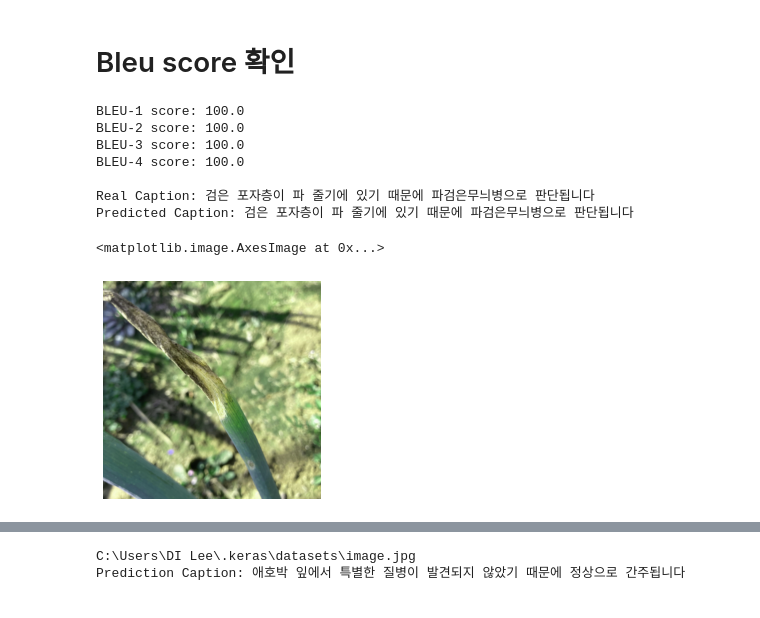
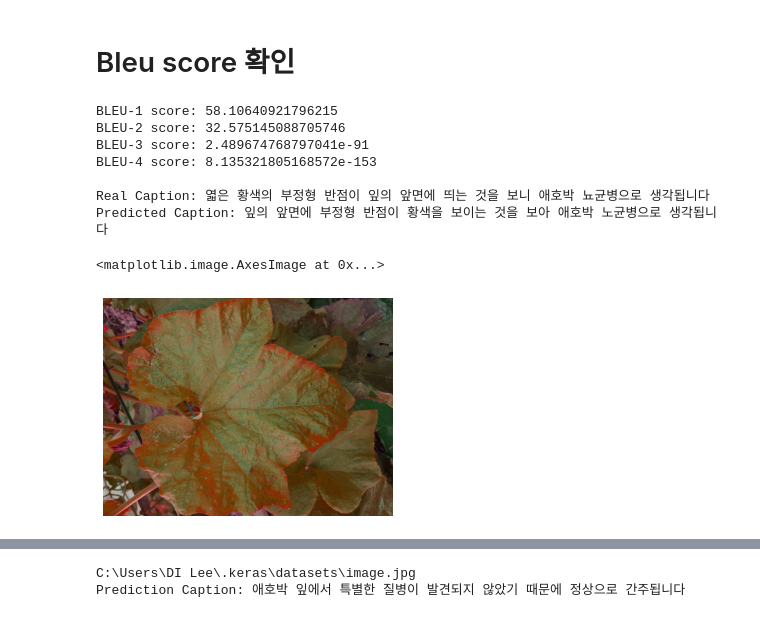
Before and after one commit to DI-LEE/crop-disease-diagnosis-service, a Jupyter notebook: image-captioning/image_captioning_InceptionV3_Transformer.ipynb, the cells around one changed output, grey strips where cells are left out. Saved outputs shown, nothing was run; the diff lists cells and outputs as text; code cells hidden in the pictures.

Commit message:
update image-captioning

```diff
--- a/image-captioning/image_captioning_InceptionV3_Transformer.ipynb
+++ b/image-captioning/image_captioning_InceptionV3_Transformer.ipynb
@@ -607,4 +574,5 @@ num_heads = 8
 row_size = 8
 col_size = 8
 target_vocab_size = top_k + 1
-dropout_rate = 0.1
+#오버피팅 방지
+dropout_rate = 0.2
@@ -971,0 +939,2 @@ transformer.save_weights("C:/Users/DI Lee/Desktop/weight/InceptionV3_transformer
+# %%
+transformer.load_weights("C:/Users/DI Lee/Desktop/weight/InceptionV3_transformer_weights_final/")
@@ -1013,9 +984,9 @@ start_token = tokenizer.word_index['<start>']
 end_token = tokenizer.word_index['<end>']
 
 #검증 데이터셋에서 랜덤으로 이미지를 선택한다
-rid = np.random.randint(0, len(img_name_val)) #랜덤 아이디
-image = img_name_val[rid]
-real_caption = ' '.join([tokenizer.index_word[i] for i in cap_val[rid] if i not in [0]])
+rid = np.random.randint(0, len(img_name_vector)) #랜덤 아이디
+image = img_name_vector[rid]
+real_caption = ' '.join([tokenizer.index_word[i] for i in cap_vector[rid] if i not in [0]])
 caption,result,attention_weights = evaluate(image)
 
 first = real_caption.split(' ', 1)[1]
@@ -1030,37 +1001,37 @@ for i in real_caption:
         real_caption.remove(i)
 
 #결과(result)에서 <end> 토큰을 제거한다
 result_join = ' '.join(caption)
 result_final = result_join.rsplit(' ', 1)[0]
 
 real_appn = []
 real_appn.append(real_caption.split())
 reference = real_appn
 candidate = caption
 
 score = sentence_bleu(reference, candidate, weights=(1.0,0,0,0))
 print(f"BLEU-1 score: {score*100}")
 score = sentence_bleu(reference, candidate, weights=(0.5,0.5,0,0))
 print(f"BLEU-2 score: {score*100}")
 score = sentence_bleu(reference, candidate, weights=(0.3,0.3,0.3,0))
 print(f"BLEU-3 score: {score*100}")
 score = sentence_bleu(reference, candidate, weights=(0.25,0.25,0.25,0.25))
 print(f"BLEU-4 score: {score*100}")
 
 print()
 
 print('Real Caption:', real_caption)
 print('Predicted Caption:', ' '.join(caption))
 temp_image = np.array(Image.open(image))
 plt.axis('off')
 plt.imshow(temp_image)
 # %% [output]
-BLEU-1 score: 100.0
-BLEU-2 score: 100.0
-BLEU-3 score: 100.0
-BLEU-4 score: 100.0
+BLEU-1 score: 58.10640921796215
+BLEU-2 score: 32.575145088705746
+BLEU-3 score: 2.489674768797041e-91
+BLEU-4 score: 8.135321805168572e-153
 
-Real Caption: 검은 포자층이 파 줄기에 있기 때문에 파검은무늬병으로 판단됩니다
-Predicted Caption: 검은 포자층이 파 줄기에 있기 때문에 파검은무늬병으로 판단됩니다
+Real Caption: 엷은 황색의 부정형 반점이 잎의 앞면에 띄는 것을 보니 애호박 뇨균병으로 생각됩니다
+Predicted Caption: 잎의 앞면에 부정형 반점이 황색을 보이는 것을 보아 애호박 노균병으로 생각됩니다
 <matplotlib.image.AxesImage at 0x...>
-[figure, old version]
+[figure, new version]
```
Also changed, not shown: parts of 60 cells of this notebook.
